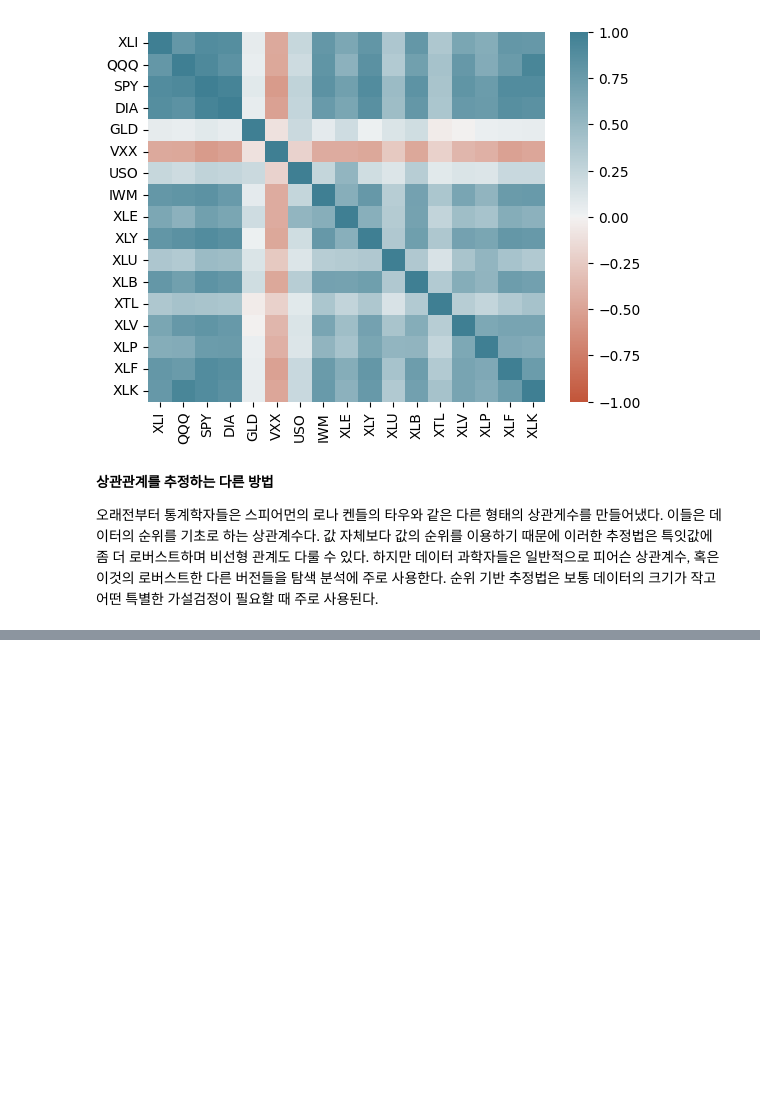
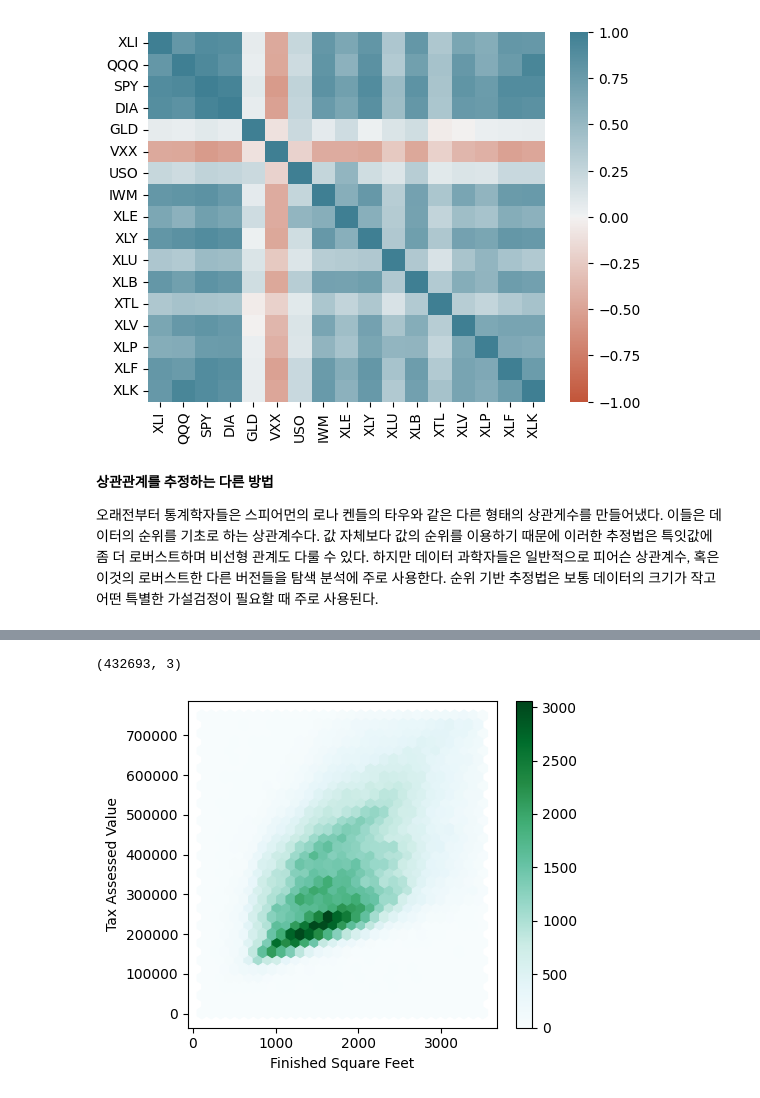
Before and after one commit to jangjung-coding/studyBook_practical_statics_for_datascientist, a Jupyter notebook: Chapter1_Exploratory_Data_Analysis.ipynb, the cells around one changed output, grey strips where cells are left out. Saved outputs shown, nothing was run; the diff lists cells and outputs as text; code cells hidden in the pictures; blank space fills up the shorter version.

```diff
--- a/Chapter1_Exploratory_Data_Analysis.ipynb
+++ b/Chapter1_Exploratory_Data_Analysis.ipynb
@@ -201,0 +208,18 @@ sns.heatmap(etfs.corr(), vmin=-1, vmax=1,
+# %%
+kc_tax = pd.read_csv(KC_TAX_CSV)
+kc_tax0 = kc_tax.loc[(kc_tax.TaxAssessedValue < 750000) &
+                     (kc_tax.SqFtTotLiving > 100) &
+                     (kc_tax.SqFtTotLiving < 3500), :]
+print(kc_tax0.shape)
+# %% [output]
+(432693, 3)
+# %%
+ax = kc_tax0.plot.hexbin(x='SqFtTotLiving', y='TaxAssessedValue',
+                         gridsize=30, sharex=False, figsize=(5, 4))
+ax.set_xlabel('Finished Square Feet')
+ax.set_ylabel('Tax Assessed Value')
+
+plt.tight_layout()
+plt.show()
+# %% [output]
+[figure, added]
```
Also changed, not shown: parts of 5 cells of this notebook.
